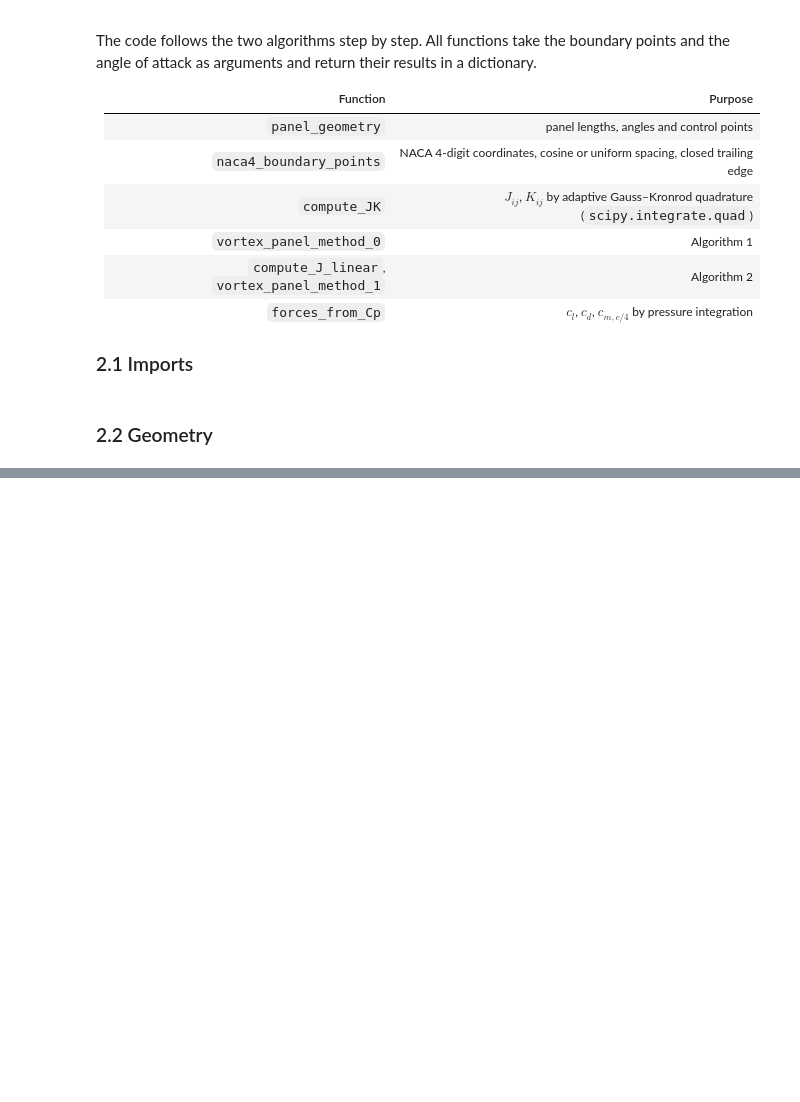
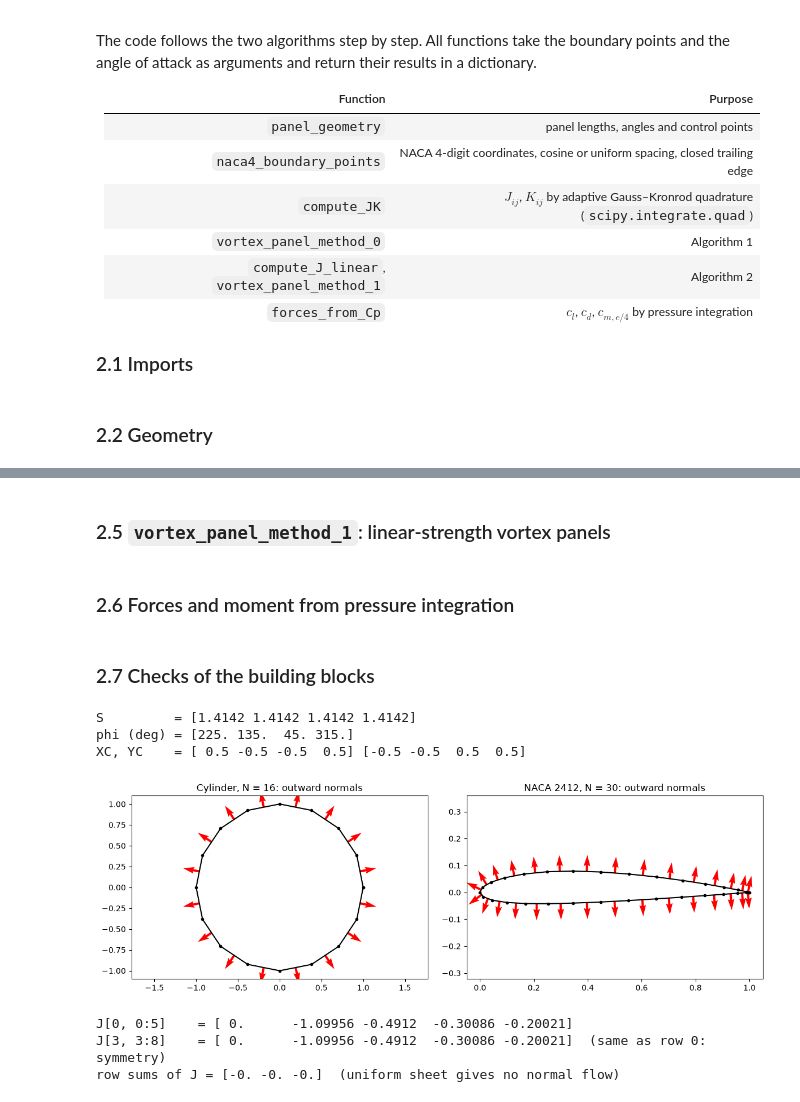
Before and after one commit to aneeshasokan710/AE611_2026, a Jupyter notebook: Vortex Panel.ipynb, the cells around one changed output, grey strips where cells are left out. Saved outputs shown, nothing was run; the diff lists cells and outputs as text; code cells hidden in the pictures; blank space fills up the shorter version.

```diff
--- a/Vortex Panel.ipynb
+++ b/Vortex Panel.ipynb
@@ -149,0 +230,2 @@ def naca4_boundary_points(code, N, spacing='cosine'):
+# %% [markdown]
+### 2.5 `vortex_panel_method_1`: linear-strength vortex panels
@@ -149,0 +293,2 @@ def naca4_boundary_points(code, N, spacing='cosine'):
+# %% [markdown]
+### 2.6 Forces and moment from pressure integration
@@ -149,0 +316,33 @@ def naca4_boundary_points(code, N, spacing='cosine'):
+# %% [markdown]
+### 2.7 Checks of the building blocks
+# %%
+XB, YB = cylinder_boundary_points(4)
+XC, YC, S, phi = panel_geometry(XB, YB)
+print("S         =", np.round(S, 4))
+print("phi (deg) =", np.round(np.degrees(phi), 1))
+print("XC, YC    =", np.round(XC, 3), np.round(YC, 3))
+
+fig, ax = plt.subplots(1, 2, figsize=(12, 4))
+for a, (XB, YB, title) in zip(ax, [(*cylinder_boundary_points(16), 'Cylinder, N = 16'),
+                                   (*naca4_boundary_points('2412', 30), 'NACA 2412, N = 30')]):
+    XC, YC, S, phi = panel_geometry(XB, YB)
+    a.plot(XB, YB, 'ko-', ms=3)
+    a.quiver(XC, YC, -np.sin(phi), np.cos(phi), color='r')
+    a.set_title(title + ': outward normals'); a.axis('equal')
+plt.tight_layout(); plt.show()
+# %% [output]
+S         = [1.4142 1.4142 1.4142 1.4142]
+phi (deg) = [225. 135.  45. 315.]
+XC, YC    = [ 0.5 -0.5 -0.5  0.5] [-0.5 -0.5  0.5  0.5]
+[figure, added]
+# %%
+XB, YB = cylinder_boundary_points(16)
+XC, YC, S, phi = panel_geometry(XB, YB)
+J, K = compute_JK(XC, YC, XB, YB, phi, S)
+print("J[0, 0:5]    =", np.round(J[0, 0:5], 5))
+print("J[3, 3:8]    =", np.round(J[3, 3:8], 5), " (same as row 0: symmetry)")
+print("row sums of J =", np.round(J.sum(axis=1)[:3], 10), " (uniform sheet gives no normal flow)")
+# %% [output]
+J[0, 0:5]    = [ 0.      -1.09956 -0.4912  -0.30086 -0.20021]
+J[3, 3:8]    = [ 0.      -1.09956 -0.4912  -0.30086 -0.20021]  (same as row 0: symmetry)
+row sums of J = [-0. -0. -0.]  (uniform sheet gives no normal flow)
```
Also changed, not shown: parts of 26 cells of this notebook.
